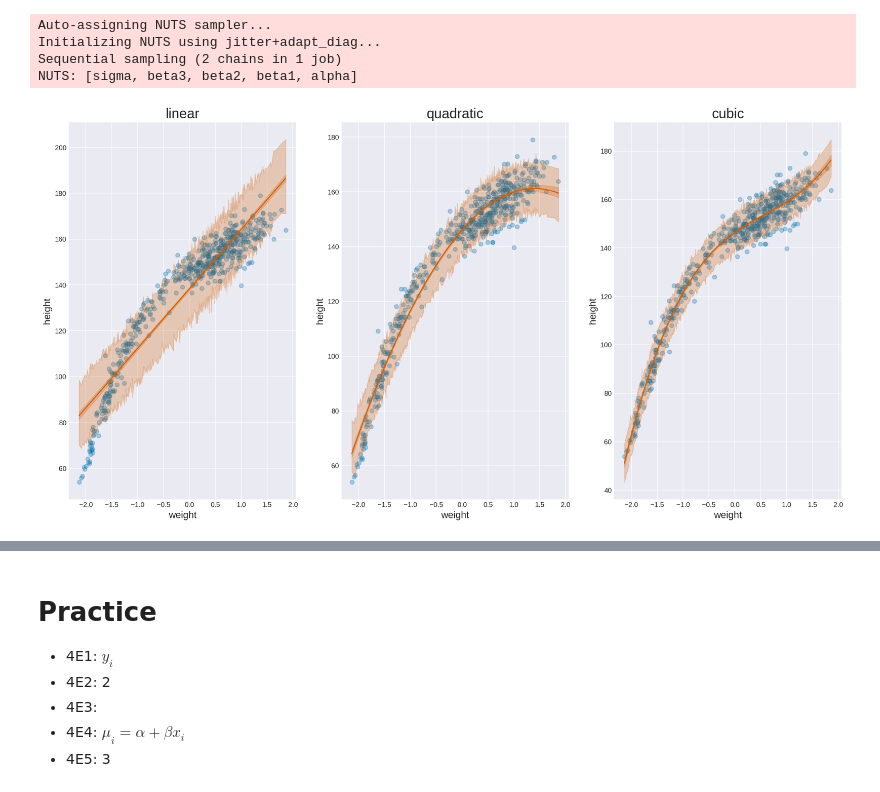
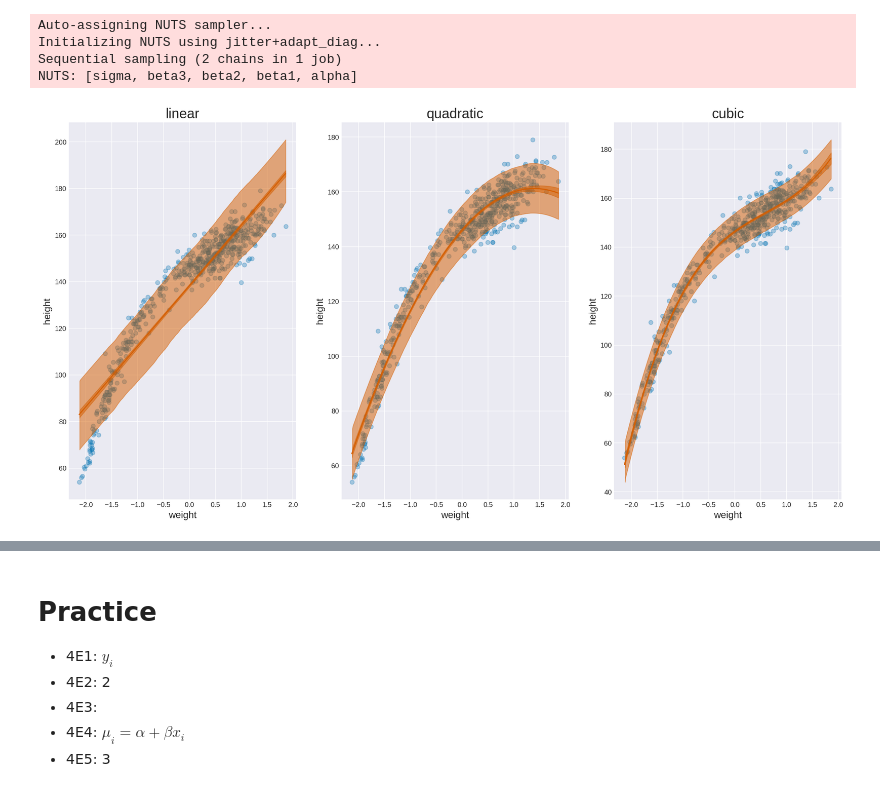
Before and after one commit to yebenbenben/Statistical-Rethinking-with-Python-and-PyMC3, a Jupyter notebook: Ch4.ipynb, the cells around one changed output, grey strips where cells are left out. Saved outputs shown, nothing was run; the diff lists cells and outputs as text; code cells hidden in the pictures.

```diff
--- a/Ch4.ipynb
+++ b/Ch4.ipynb
@@ -51,19 +51,19 @@ import seaborn as sns
 %config InlineBackend.figure_format = 'retina'
 plt.style.use(['seaborn-colorblind', 'seaborn-darkgrid'])
 # %%
-def plot(x, y, mu_pred, y_pred, title, ax, alpha=0.89):
+
+def plot(x, y, mu_pred, y_pred, hdi_prob, ax, title, x_label, y_label):
   idx = np.argsort(x.values)
   x_ord = x.values[idx]
-  y_pred_hpd_ord = az.hdi(y_pred, alpha)[idx]
-  mu_hpd_ord = az.hdi(mu_pred, alpha)[idx]
   mu_mean_ord = np.mean(mu_pred, axis=0)[idx]
 
   ax.scatter(x, y, c='C0', alpha=0.3)
   ax.plot(x_ord, mu_mean_ord, color='C2')
-  ax.fill_between(x_ord, mu_hpd_ord[:,0], mu_hpd_ord[:,1], color='C2', alpha=0.25)
-  ax.fill_between(x_ord, y_pred_hpd_ord[:,0], y_pred_hpd_ord[:,1], color='C2', alpha=0.25)
-  ax.set_xlabel('weight', fontsize=14)
-  ax.set_ylabel('height', fontsize=14)
+  az.plot_hpd(x, mu_pred, hdi_prob=hdi_prob, color='C2', ax=ax)
+  az.plot_hpd(x, y_pred, hdi_prob=hdi_prob, color='C2', ax=ax)
+
+  ax.set_xlabel(x_label, fontsize=14)
+  ax.set_ylabel(y_label, fontsize=14)
   ax.set_title(title, fontsize=20)
 # %% [markdown]
 ## Linear Regression
@@ -231,11 +231,11 @@ predictive_quadratic = pm.sample_posterior_predictive(trace_quadratic, 200, mode
 predictive_cubic = pm.sample_posterior_predictive(trace_cubic, 200, model_cubic)
 # %%
 _, ax = plt.subplots(1, 3, figsize=(20, 10))
-plot(d.weight_s, d.height, mu_pred_linear, predictive_linear['height'], 'linear', ax[0])
-plot(d.weight_s, d.height, mu_pred_quadratic, predictive_quadratic['height'], 'quadratic', ax[1])
-plot(d.weight_s, d.height, mu_pred_cubic, predictive_cubic['height'], 'cubic', ax[2])
+plot(d.weight_s, d.height, mu_pred_linear, predictive_linear['height'], 0.89, ax[0], 'linear', 'weight', 'height')
+plot(d.weight_s, d.height, mu_pred_quadratic, predictive_quadratic['height'], 0.89, ax[1], 'quadratic', 'weight', 'height')
+plot(d.weight_s, d.height, mu_pred_cubic, predictive_cubic['height'], 0.89, ax[2], 'cubic', 'weight', 'height')
 # %% [output]
-[figure, old version]
+[figure, new version]
 # %%
 # A simplified version of model definition
 weight_m = np.vstack((d.weight_s, d.weight_s**2, d.weight_s**3))
```
Also changed, not shown: parts of 15 cells of this notebook.
